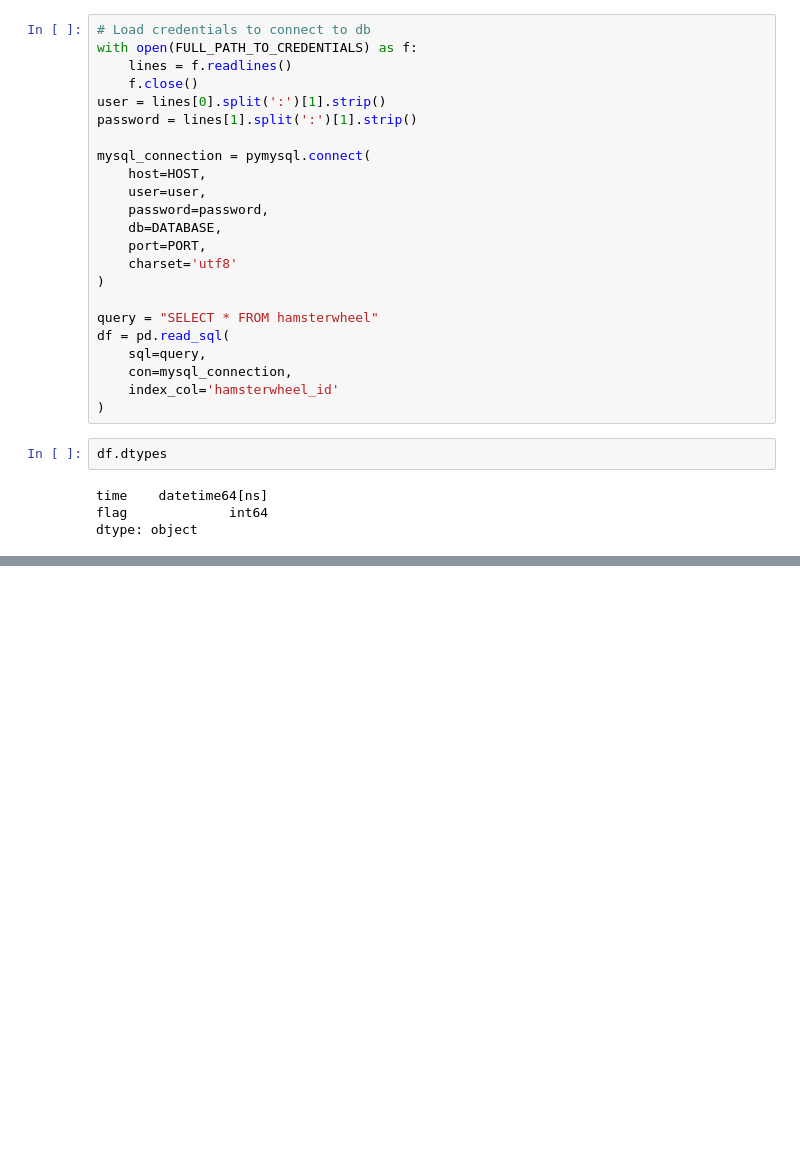
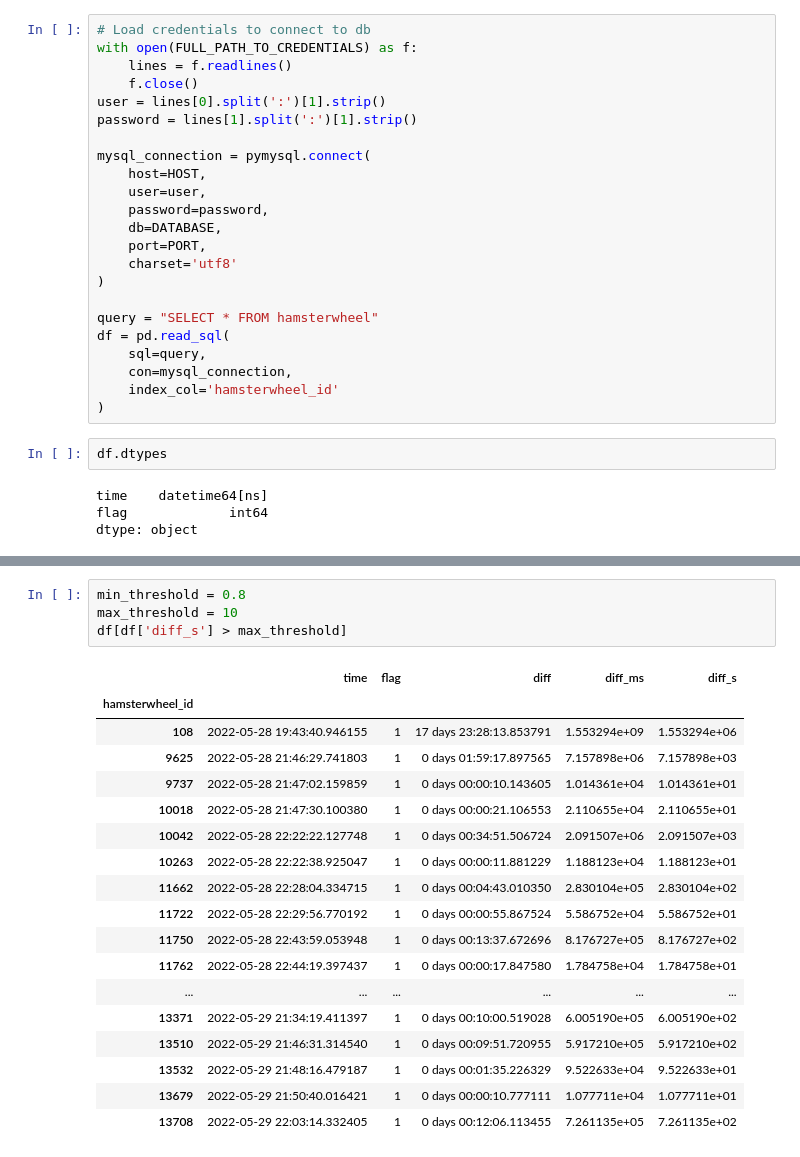
Before and after one commit to kromerh/cryptohamster, a Jupyter notebook: notebooks/EDA.ipynb, the cells around one changed output, grey strips where cells are left out. Saved outputs shown, nothing was run; the diff lists cells and outputs as text; blank space fills up the shorter version.

```diff
--- a/notebooks/EDA.ipynb
+++ b/notebooks/EDA.ipynb
@@ -100,4 +103,27 @@ df.head()
 | 3 | 2022-05-10 20:15:21.361067 | 1 | 0 days 00:00:00.021190 | 21.190 | 0.021190 |
 | 4 | 2022-05-10 20:15:21.515871 | 1 | 0 days 00:00:00.154804 | 154.804 | 0.154804 |
 | 5 | 2022-05-10 20:15:21.537691 | 1 | 0 days 00:00:00.021820 | 21.820 | 0.021820 |
+# %%
+min_threshold = 0.8
+max_threshold = 10
+df[df['diff_s'] > max_threshold]
+# %% [output]
+|  | time | flag | diff | diff_ms | diff_s |
+| hamsterwheel_id |  |  |  |  |  |
+| 108 | 2022-05-28 19:43:40.946155 | 1 | 17 days 23:28:13.853791 | 1.553294e+09 | 1.553294e+06 |
+| 9625 | 2022-05-28 21:46:29.741803 | 1 | 0 days 01:59:17.897565 | 7.157898e+06 | 7.157898e+03 |
+| 9737 | 2022-05-28 21:47:02.159859 | 1 | 0 days 00:00:10.143605 | 1.014361e+04 | 1.014361e+01 |
+| 10018 | 2022-05-28 21:47:30.100380 | 1 | 0 days 00:00:21.106553 | 2.110655e+04 | 2.110655e+01 |
+| 10042 | 2022-05-28 22:22:22.127748 | 1 | 0 days 00:34:51.506724 | 2.091507e+06 | 2.091507e+03 |
+| 10263 | 2022-05-28 22:22:38.925047 | 1 | 0 days 00:00:11.881229 | 1.188123e+04 | 1.188123e+01 |
+| 11662 | 2022-05-28 22:28:04.334715 | 1 | 0 days 00:04:43.010350 | 2.830104e+05 | 2.830104e+02 |
+| 11722 | 2022-05-28 22:29:56.770192 | 1 | 0 days 00:00:55.867524 | 5.586752e+04 | 5.586752e+01 |
+| 11750 | 2022-05-28 22:43:59.053948 | 1 | 0 days 00:13:37.672696 | 8.176727e+05 | 8.176727e+02 |
+| 11762 | 2022-05-28 22:44:19.397437 | 1 | 0 days 00:00:17.847580 | 1.784758e+04 | 1.784758e+01 |
+| ... | ... | ... | ... | ... | ... |
+| 13371 | 2022-05-29 21:34:19.411397 | 1 | 0 days 00:10:00.519028 | 6.005190e+05 | 6.005190e+02 |
+| 13510 | 2022-05-29 21:46:31.314540 | 1 | 0 days 00:09:51.720955 | 5.917210e+05 | 5.917210e+02 |
+| 13532 | 2022-05-29 21:48:16.479187 | 1 | 0 days 00:01:35.226329 | 9.522633e+04 | 9.522633e+01 |
+| 13679 | 2022-05-29 21:50:40.016421 | 1 | 0 days 00:00:10.777111 | 1.077711e+04 | 1.077711e+01 |
+| 13708 | 2022-05-29 22:03:14.332405 | 1 | 0 days 00:12:06.113455 | 7.261135e+05 | 7.261135e+02 |
 # %%
```
Also changed, not shown: parts of 8 cells of this notebook, 1 other file.
